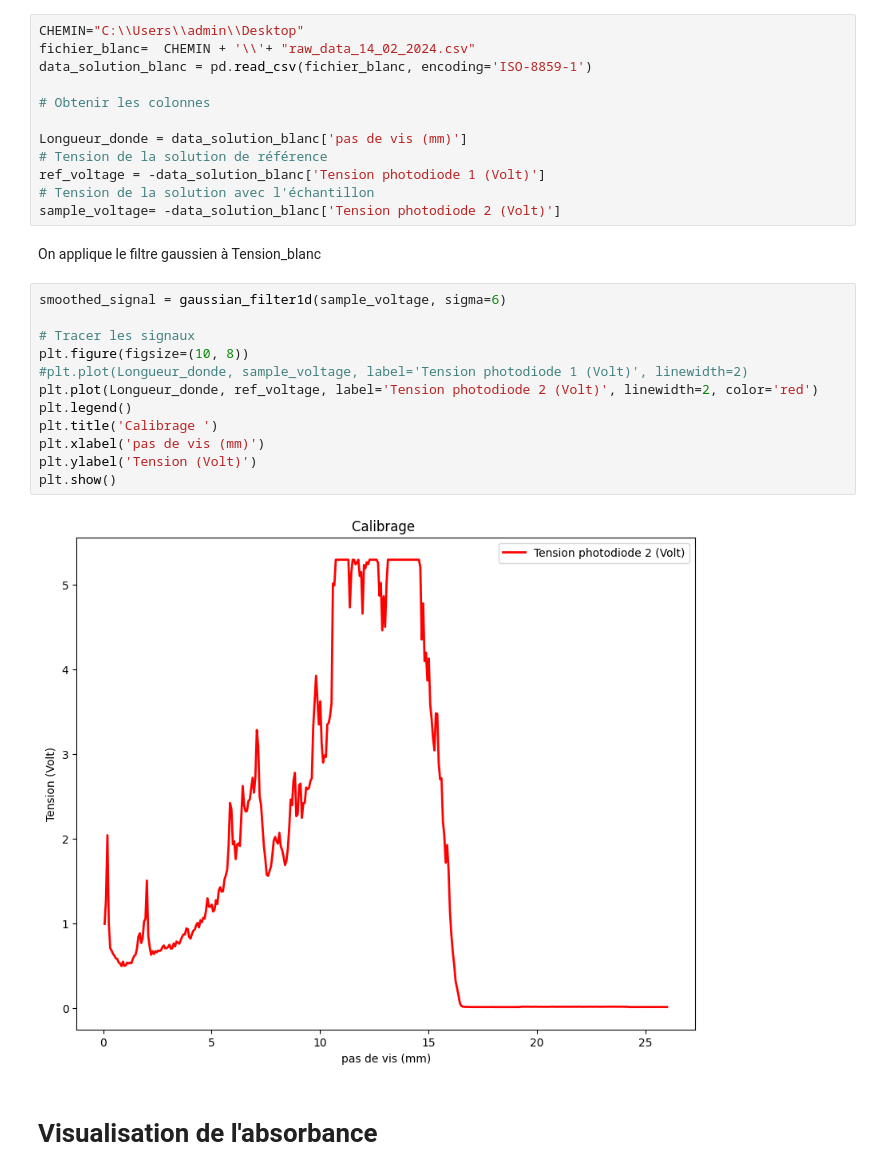
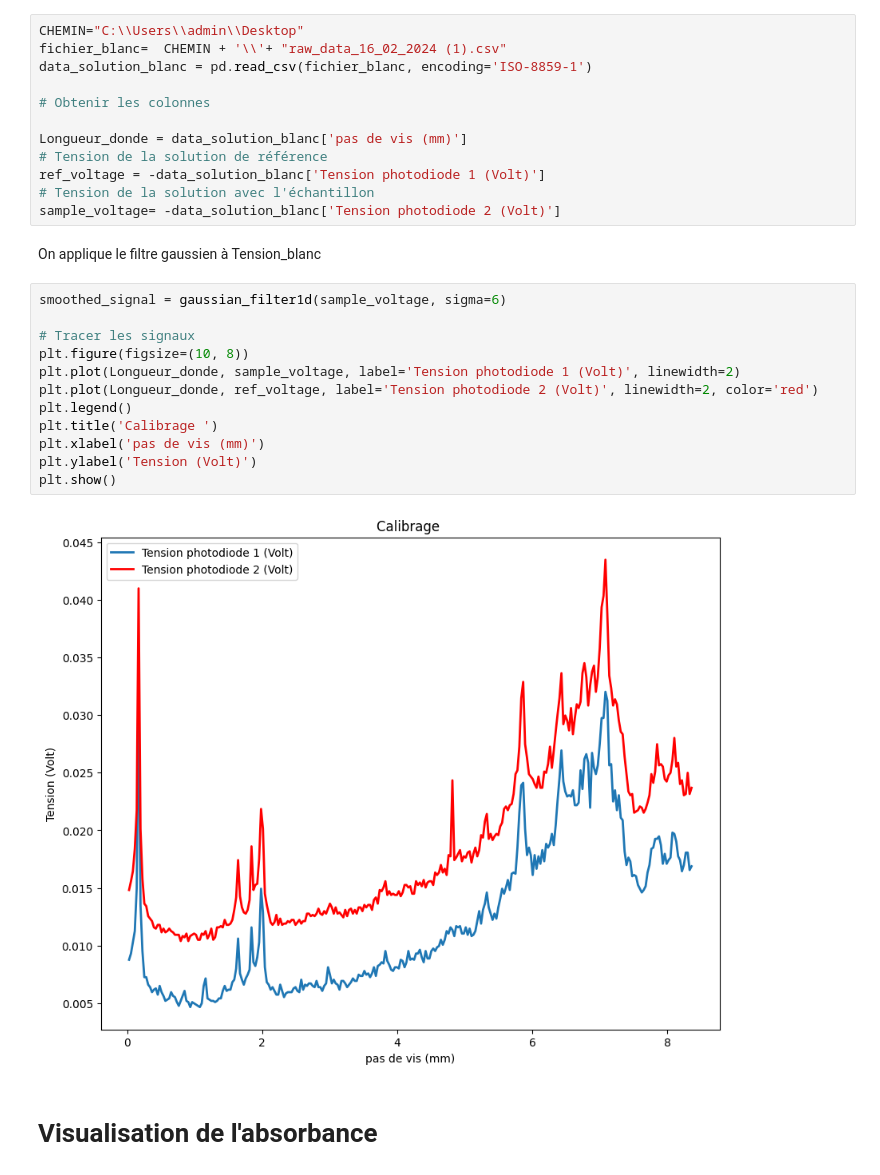
Before and after one commit to VincentMarais/varian-634-app, a Jupyter notebook: client/backend/core/utils/digital_processing_simulation/digital_processing_simulation.ipynb, the cells around one changed output. Cells and saved outputs as stored; diff of their text form.

```diff
--- a/client/backend/core/utils/digital_processing_simulation/digital_processing_simulation.ipynb
+++ b/client/backend/core/utils/digital_processing_simulation/digital_processing_simulation.ipynb
@@ -41,7 +41,7 @@ plt.show()
 On va appliquer un filtre gaussien à la tension pour borne d'une photodiode
 # %%
 CHEMIN="C:\\Users\\admin\\Desktop"
-fichier_blanc=  CHEMIN + '\\'+ "raw_data_14_02_2024.csv"
+fichier_blanc=  CHEMIN + '\\'+ "raw_data_16_02_2024 (1).csv"
 data_solution_blanc = pd.read_csv(fichier_blanc, encoding='ISO-8859-1')
 
 # Obtenir les colonnes
@@ -56,17 +56,17 @@ On applique le filtre gaussien à Tension_blanc
 # %%
 smoothed_signal = gaussian_filter1d(sample_voltage, sigma=6)
 
 # Tracer les signaux
 plt.figure(figsize=(10, 8))
-#plt.plot(Longueur_donde, sample_voltage, label='Tension photodiode 1 (Volt)', linewidth=2)
+plt.plot(Longueur_donde, sample_voltage, label='Tension photodiode 1 (Volt)', linewidth=2)
 plt.plot(Longueur_donde, ref_voltage, label='Tension photodiode 2 (Volt)', linewidth=2, color='red')
 plt.legend()
 plt.title('Calibrage ')
 plt.xlabel('pas de vis (mm)')
 plt.ylabel('Tension (Volt)')
 plt.show()
 # %% [output]
-[figure, old version]
+[figure, new version]
 # %% [markdown]
 # Visualisation de l'absorbance
 # %%
```
Also changed, not shown: parts of 2 cells of this notebook, 8 other files.
